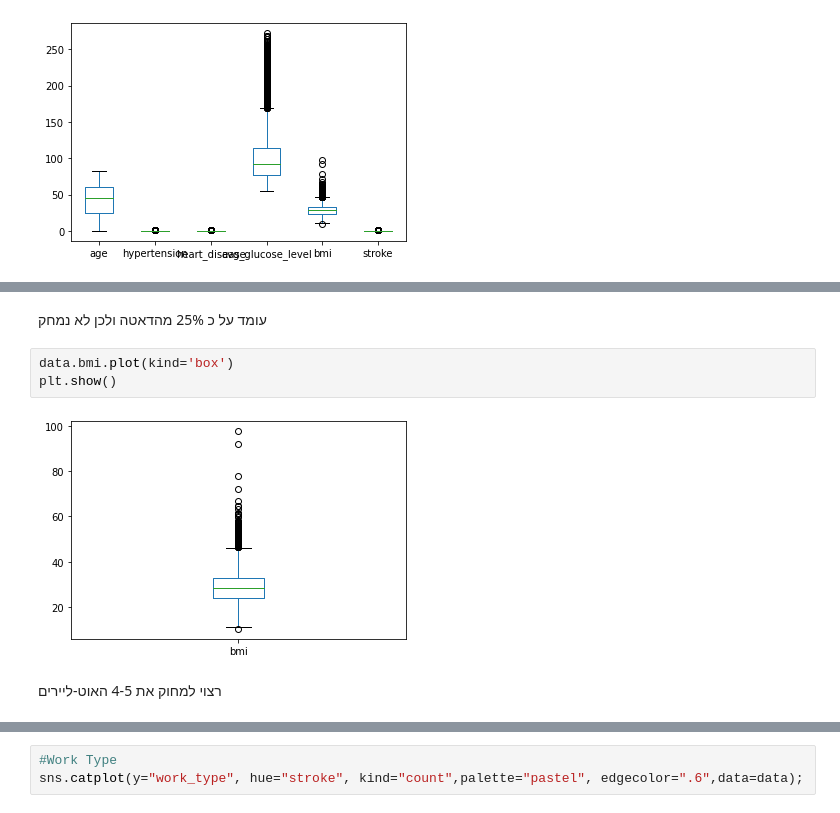
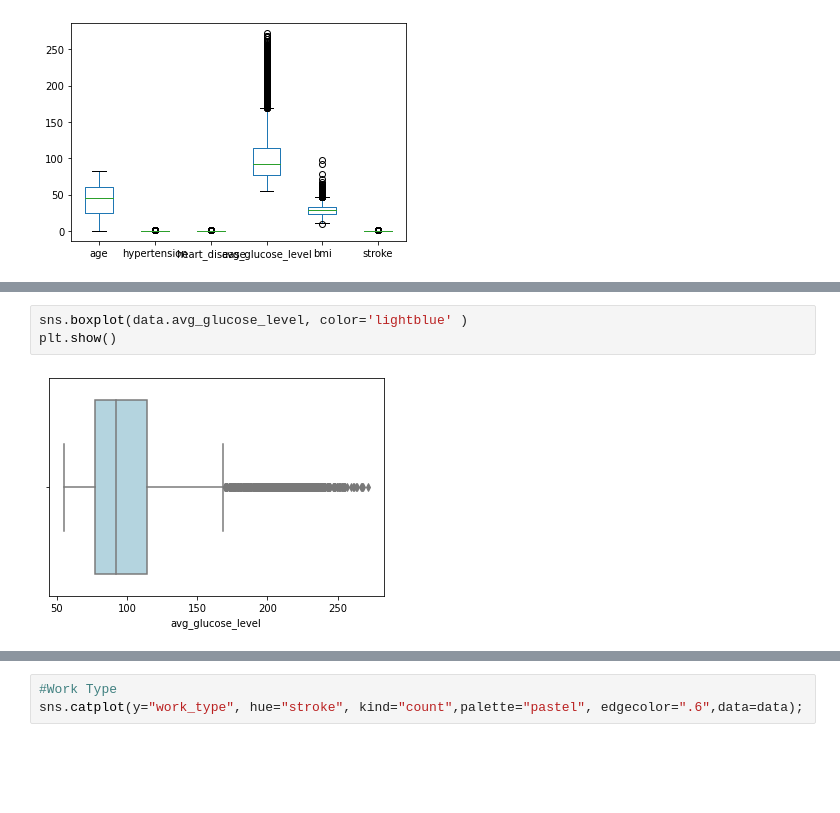
Before and after one commit to Tomer87/Naya_Classification_Project, a Jupyter notebook: Classification_Project.ipynb, the cells around one changed output, grey strips where cells are left out. Cells and saved outputs as stored; diff of their text form; blank space fills up the shorter version.

```diff
--- a/Classification_Project.ipynb
+++ b/Classification_Project.ipynb
@@ -204,9 +197,5 @@ plt.show()
-# %% [markdown]
-עומד על כ 25% מהדאטה ולכן לא נמחק
-# %%
-data.bmi.plot(kind='box')
-plt.show()
-# %% [output]
-[figure, removed]
-# %% [markdown]
-רצוי למחוק את 4-5 האוט-ליירים
+# %%
+sns.boxplot(data.avg_glucose_level, color='lightblue' )
+plt.show()
+# %% [output]
+[figure, added]
```
Also changed, not shown: parts of 136 cells of this notebook.
